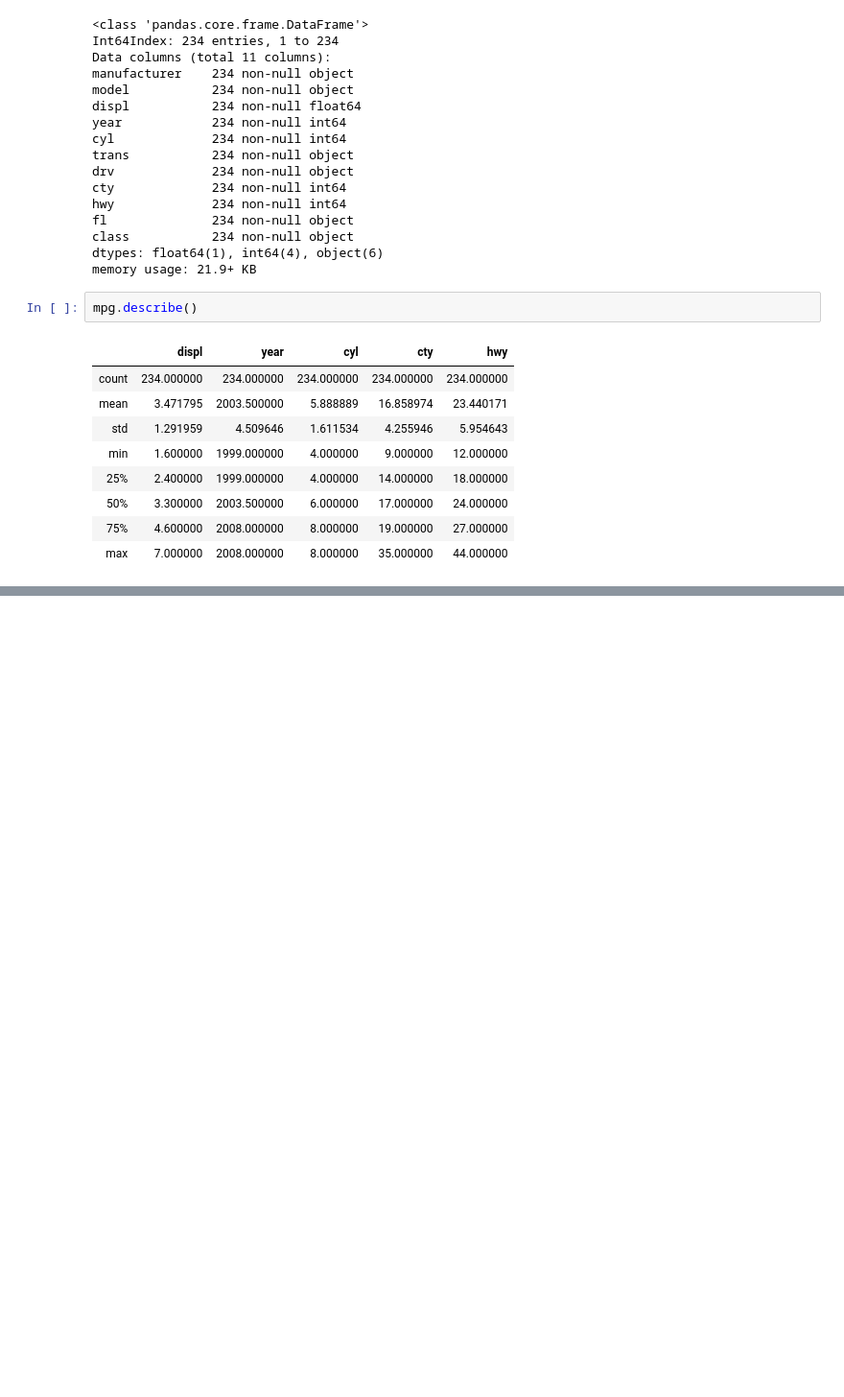
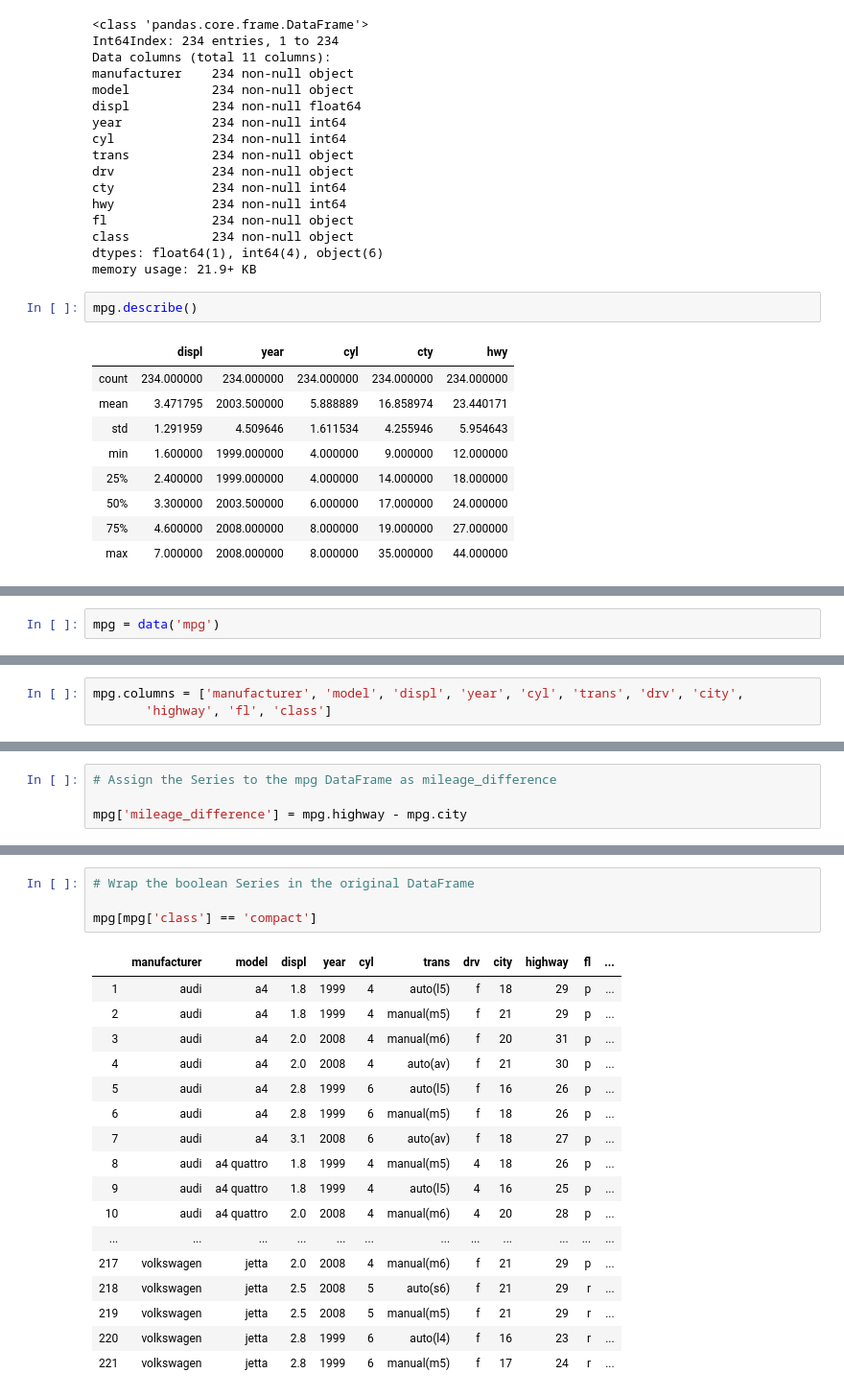
Before and after one commit to faithkane3/codeup_review, a Jupyter notebook: dataframes_exercise_walkthrough.ipynb, the cells around one changed output, grey strips where cells are left out. Shown at 96% size. Drawn from its saved outputs; the diff is of its cells as text; blank space fills up the shorter version.

```diff
--- a/dataframes_exercise_walkthrough.ipynb
+++ b/dataframes_exercise_walkthrough.ipynb
@@ -301,0 +313,2 @@ mpg.describe()
+# %%
+mpg = data('mpg')
@@ -301,0 +321,3 @@ mpg.describe()
+# %%
+mpg.columns = ['manufacturer', 'model', 'displ', 'year', 'cyl', 'trans', 'drv', 'city',
+       'highway', 'fl', 'class']
@@ -301,0 +354,4 @@ mpg.describe()
+# %%
+# Assign the Series to the mpg DataFrame as mileage_difference
+
+mpg['mileage_difference'] = mpg.highway - mpg.city
@@ -301,0 +440,22 @@ mpg.describe()
+# %%
+# Wrap the boolean Series in the original DataFrame
+
+mpg[mpg['class'] == 'compact']
+# %% [output]
+|  | manufacturer | model | displ | year | cyl | trans | drv | city | highway | fl | ... |
+| 1 | audi | a4 | 1.8 | 1999 | 4 | auto(l5) | f | 18 | 29 | p | ... |
+| 2 | audi | a4 | 1.8 | 1999 | 4 | manual(m5) | f | 21 | 29 | p | ... |
+| 3 | audi | a4 | 2.0 | 2008 | 4 | manual(m6) | f | 20 | 31 | p | ... |
+| 4 | audi | a4 | 2.0 | 2008 | 4 | auto(av) | f | 21 | 30 | p | ... |
+| 5 | audi | a4 | 2.8 | 1999 | 6 | auto(l5) | f | 16 | 26 | p | ... |
+| 6 | audi | a4 | 2.8 | 1999 | 6 | manual(m5) | f | 18 | 26 | p | ... |
+| 7 | audi | a4 | 3.1 | 2008 | 6 | auto(av) | f | 18 | 27 | p | ... |
+| 8 | audi | a4 quattro | 1.8 | 1999 | 4 | manual(m5) | 4 | 18 | 26 | p | ... |
+| 9 | audi | a4 quattro | 1.8 | 1999 | 4 | auto(l5) | 4 | 16 | 25 | p | ... |
+| 10 | audi | a4 quattro | 2.0 | 2008 | 4 | manual(m6) | 4 | 20 | 28 | p | ... |
+| ... | ... | ... | ... | ... | ... | ... | ... | ... | ... | ... | ... |
+| 217 | volkswagen | jetta | 2.0 | 2008 | 4 | manual(m6) | f | 21 | 29 | p | ... |
+| 218 | volkswagen | jetta | 2.5 | 2008 | 5 | auto(s6) | f | 21 | 29 | r | ... |
+| 219 | volkswagen | jetta | 2.5 | 2008 | 5 | manual(m5) | f | 21 | 29 | r | ... |
+| 220 | volkswagen | jetta | 2.8 | 1999 | 6 | auto(l4) | f | 16 | 23 | r | ... |
+| 221 | volkswagen | jetta | 2.8 | 1999 | 6 | manual(m5) | f | 17 | 24 | r | ... |
```
Also changed, not shown: parts of 24 cells of this notebook, 1 other file.
